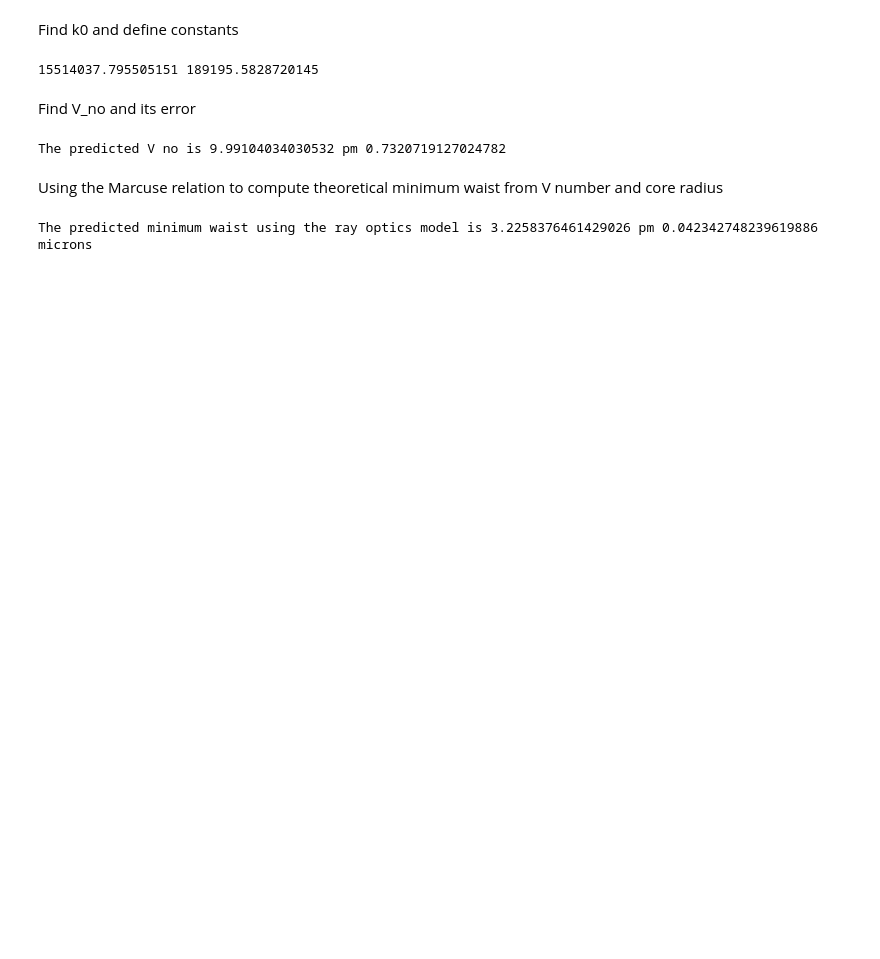
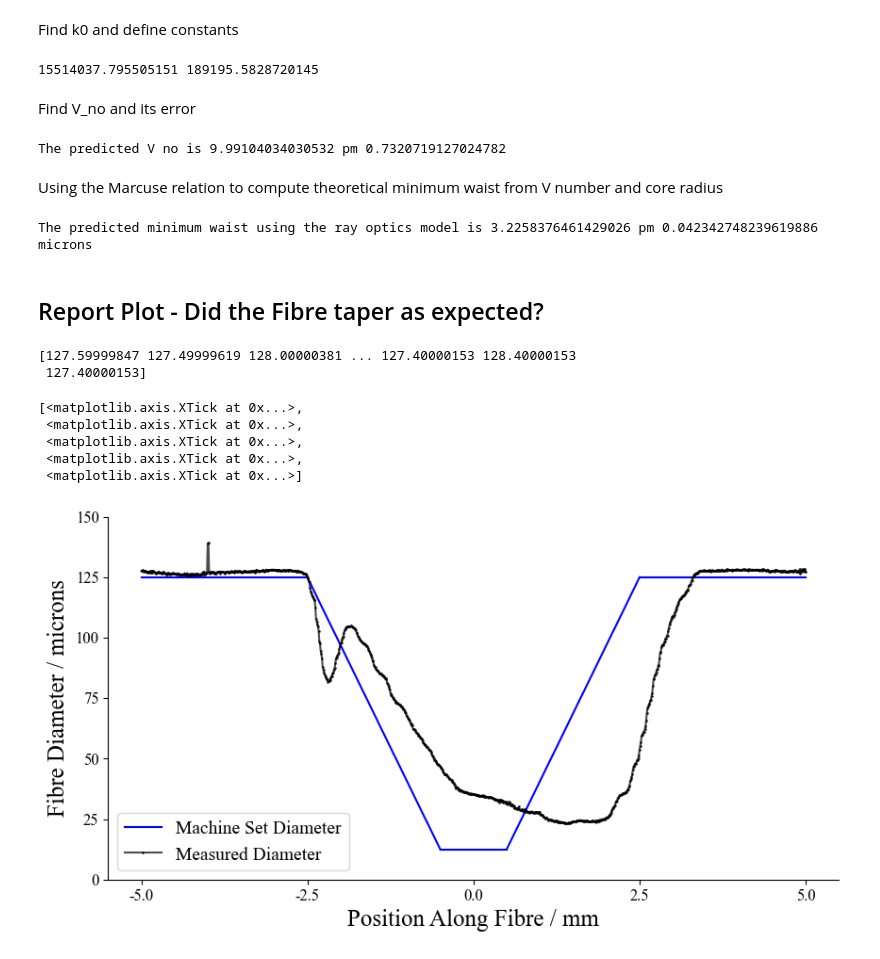
Before and after one commit to akay8/Level4Project, a Jupyter notebook: Cleaved_Fibre.ipynb, the cells around one changed output. Drawn from its saved outputs; the diff is of its cells as text; code cells hidden in the pictures; blank space fills up the shorter version.

Commit message:
plotted some measure data also

```diff
--- a/Cleaved_Fibre.ipynb
+++ b/Cleaved_Fibre.ipynb
@@ -453,3 +453,63 @@ w0_theory_err = np.sqrt(cont_V_no**2 + cont_a**2)
 print('The predicted minimum waist using the ray optics model is {} pm {} microns'.format(w0_theory,w0_theory_err))
 # %% [output]
 The predicted minimum waist using the ray optics model is 3.2258376461429026 pm 0.042342748239619886 microns
+# %% [markdown]
+## Report Plot - Did the Fibre taper as expected?
+# %%
+# Import Data from measure function
+
+measure_data_path = 'C:/Users/abiga/OneDrive - Durham University/1. Fourth Year/1. Project/1. Data Analysis/Christmas Report/Fibre2-30-11/measure_fn.xlsx'
+
+measure_df = pd.read_excel(measure_data_path)
+# %%
+# Convert to Array
+diameter = np.array(measure_df['diam_x'])*10**3 # microns
+position = np.array(measure_df['position']) - 5
+
+# Theoretical Trend
+theo_position = np.arange(-5,5.1,0.1)
+print(diameter)
+
+# Define Lines
+
+def pos(x):
+    return 56.25*x -15.625
+
+def neg(x):
+    return -56.25*x -15.625
+
+def const(x):
+    return np.ones(x.size)*12.5
+
+neg_bit = np.linspace(-2.5,-0.5,100)
+pos_bit = np.linspace(0.5,2.5,100)
+const_bit = np.linspace(-0.5,0.5,100)
+
+fig0, ax = plt.subplots(figsize = (10,5))
+
+ax.errorbar(position, diameter, color = 'k', alpha = 0.7, linestyle = '-', marker = 'o', ms = 1, label = 'Measured Diameter')
+ax.plot(neg_bit, neg(neg_bit), color = 'blue')
+ax.plot(pos_bit, pos(pos_bit), color = 'blue')
+ax.plot(const_bit, const(const_bit), color = 'blue')
+ax.plot(np.linspace(-5,-2.5,100), np.ones(np.linspace(-5,-2.5,100).size)*125, color = 'blue')
+ax.plot(np.linspace(2.5,5,100), np.ones(np.linspace(-5,-2.5,100).size)*125, color = 'blue', label = 'Machine Set Diameter')
+ax.legend(prop = mpl.font_manager.FontProperties(family='Times New Roman',
+style='normal', size=14))
+
+ax.set_xlabel('Position Along Fibre / mm', font = 'Times New Roman', fontsize = 18)
+ax.set_ylabel('Fibre Diameter / microns', font = 'Times New Roman', fontsize = 18)
+
+ax.spines['top'].set_visible(False)
+ax.spines['right'].set_visible(False)
+
+ax.set_yticks(ticks = np.arange(0,152,25), labels = np.round_(np.arange(0,152,25), decimals = 1), fontfamily = 'Times New Roman', fontsize = 12)
+ax.set_xticks(ticks = np.arange(-5,6,2.5), labels = np.arange(-5,6,2.5), fontfamily = 'Times New Roman', fontsize = 12)
+# %% [output]
+[127.59999847 127.49999619 128.00000381 ... 127.40000153 128.40000153
+ 127.40000153]
+[<matplotlib.axis.XTick at 0x...>,
+ <matplotlib.axis.XTick at 0x...>,
+ <matplotlib.axis.XTick at 0x...>,
+ <matplotlib.axis.XTick at 0x...>,
+ <matplotlib.axis.XTick at 0x...>]
+[figure, added]
```
